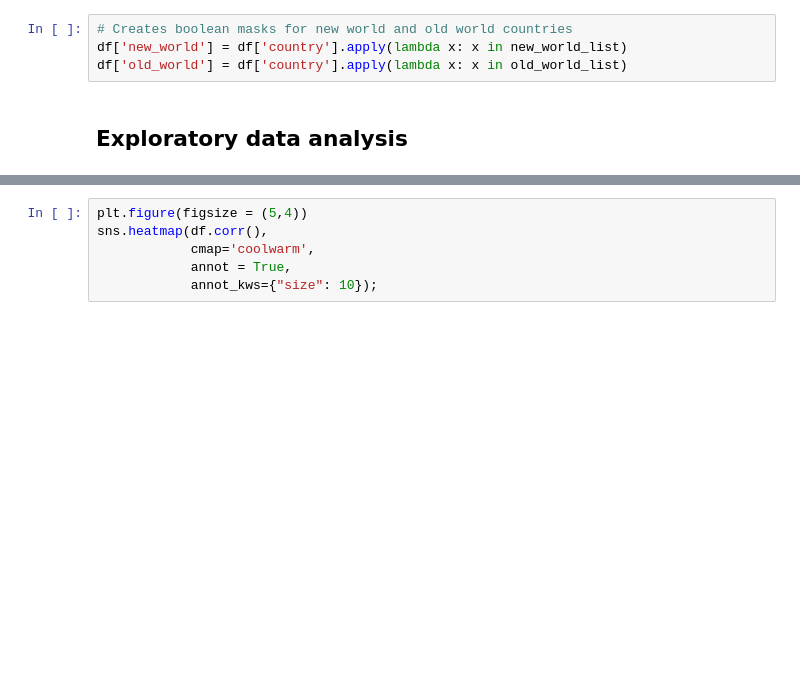
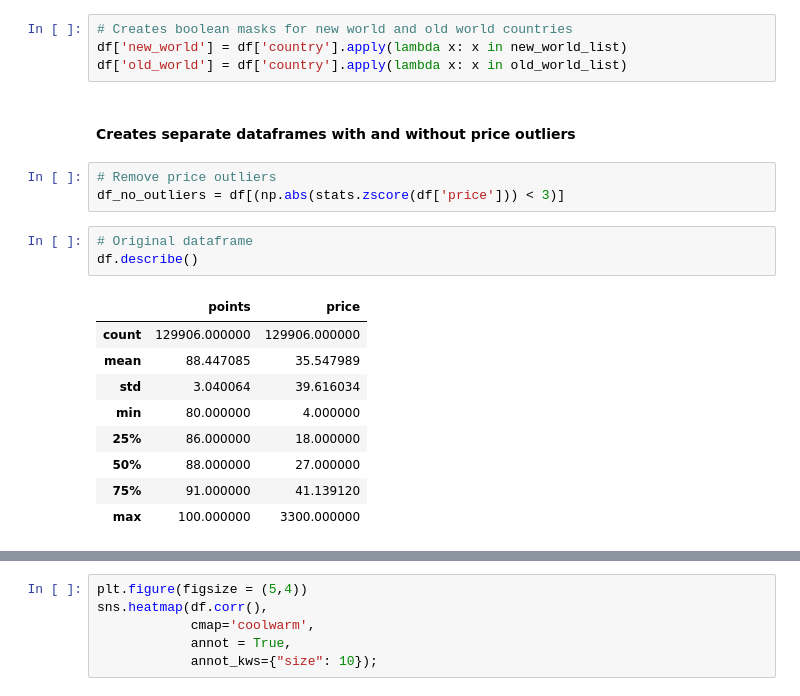
Before and after one commit to elizabeth-oda/sommelier_says, a Jupyter notebook: wine_tasting_reviews.ipynb, the cells around one changed output, grey strips where cells are left out. Cells and saved outputs as stored; diff of their text form; blank space fills up the shorter version.

```diff
--- a/wine_tasting_reviews.ipynb
+++ b/wine_tasting_reviews.ipynb
@@ -182,5 +184,21 @@ old_world_list = [
 # Creates boolean masks for new world and old world countries
 df['new_world'] = df['country'].apply(lambda x: x in new_world_list)
 df['old_world'] = df['country'].apply(lambda x: x in old_world_list)
-# %% [markdown]
-## Exploratory data analysis
+# %% [markdown]
+#### Creates separate dataframes with and without price outliers
+# %%
+# Remove price outliers
+df_no_outliers = df[(np.abs(stats.zscore(df['price'])) < 3)]
+# %%
+# Original dataframe
+df.describe()
+# %% [output]
+|  | points | price |
+| count | 129906.000000 | 129906.000000 |
+| mean | 88.447085 | 35.547989 |
+| std | 3.040064 | 39.616034 |
+| min | 80.000000 | 4.000000 |
+| 25% | 86.000000 | 18.000000 |
+| 50% | 88.000000 | 27.000000 |
+| 75% | 91.000000 | 41.139120 |
+| max | 100.000000 | 3300.000000 |
```
Also changed, not shown: parts of 38 cells of this notebook.
